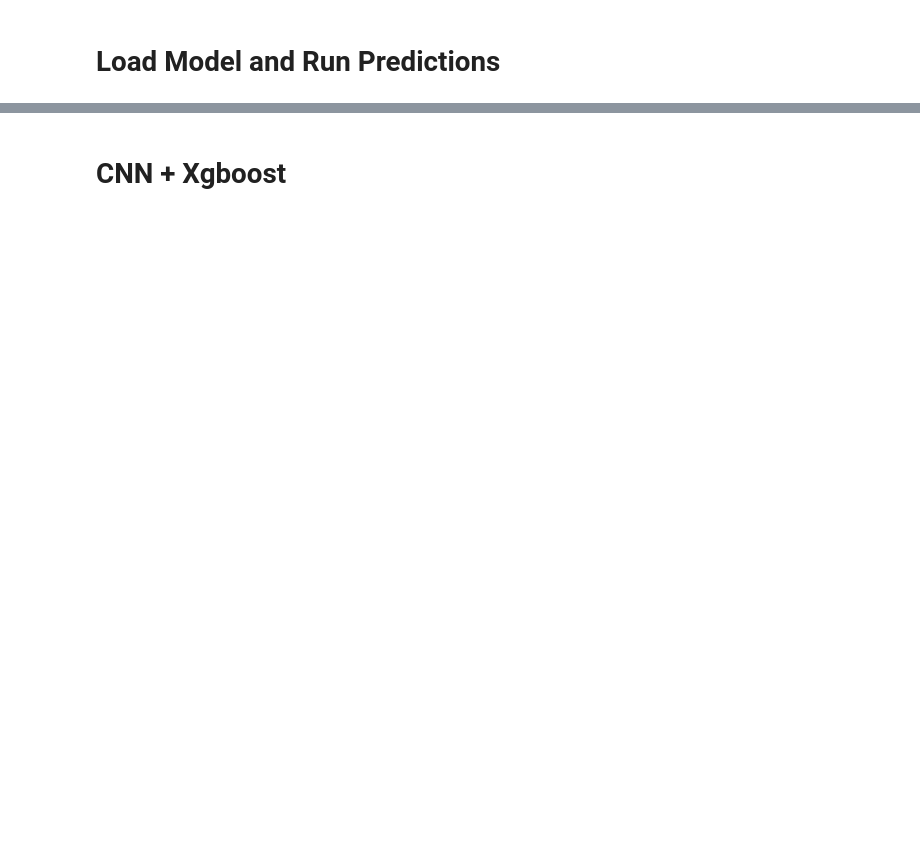
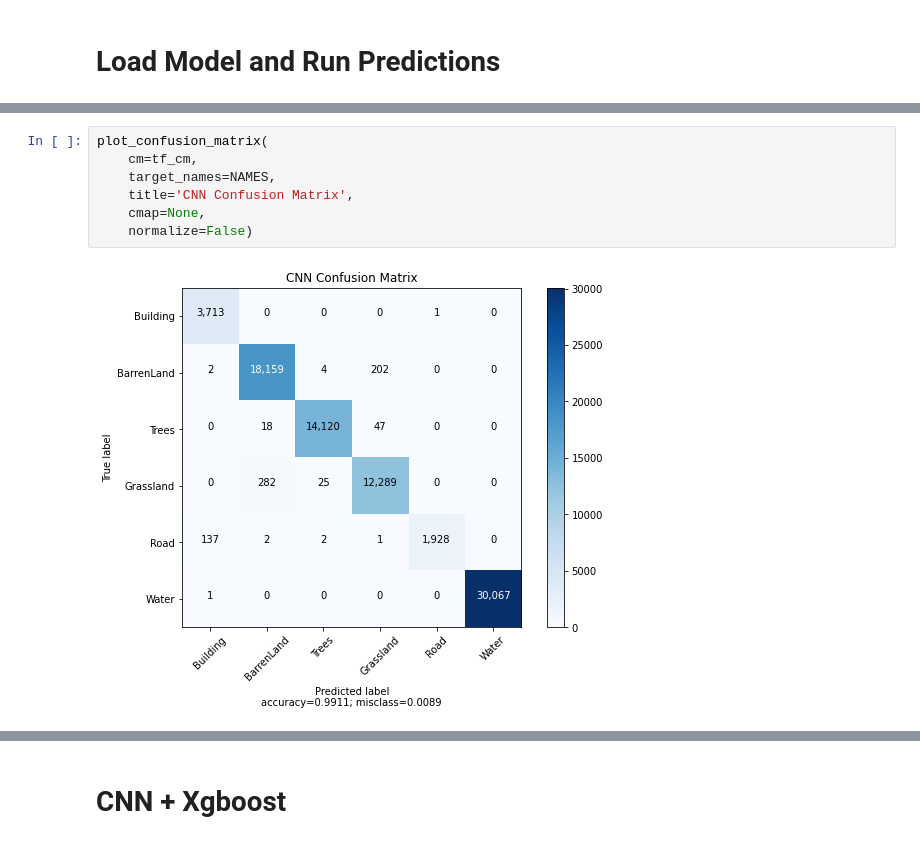
Before and after one commit to swimmingcat/ML101, a Jupyter notebook: landcover.ipynb, the cells around one changed output, grey strips where cells are left out. Cells and saved outputs as stored; diff of their text form; blank space fills up the shorter version.

```diff
--- a/landcover.ipynb
+++ b/landcover.ipynb
@@ -233,0 +459,9 @@ y_val[0:10, :]
+# %%
+plot_confusion_matrix(
+    cm=tf_cm,
+    target_names=NAMES,
+    title='CNN Confusion Matrix',
+    cmap=None,
+    normalize=False)
+# %% [output]
+[figure, added]
```
Also changed, not shown: parts of 44 cells of this notebook, 4 other files.
